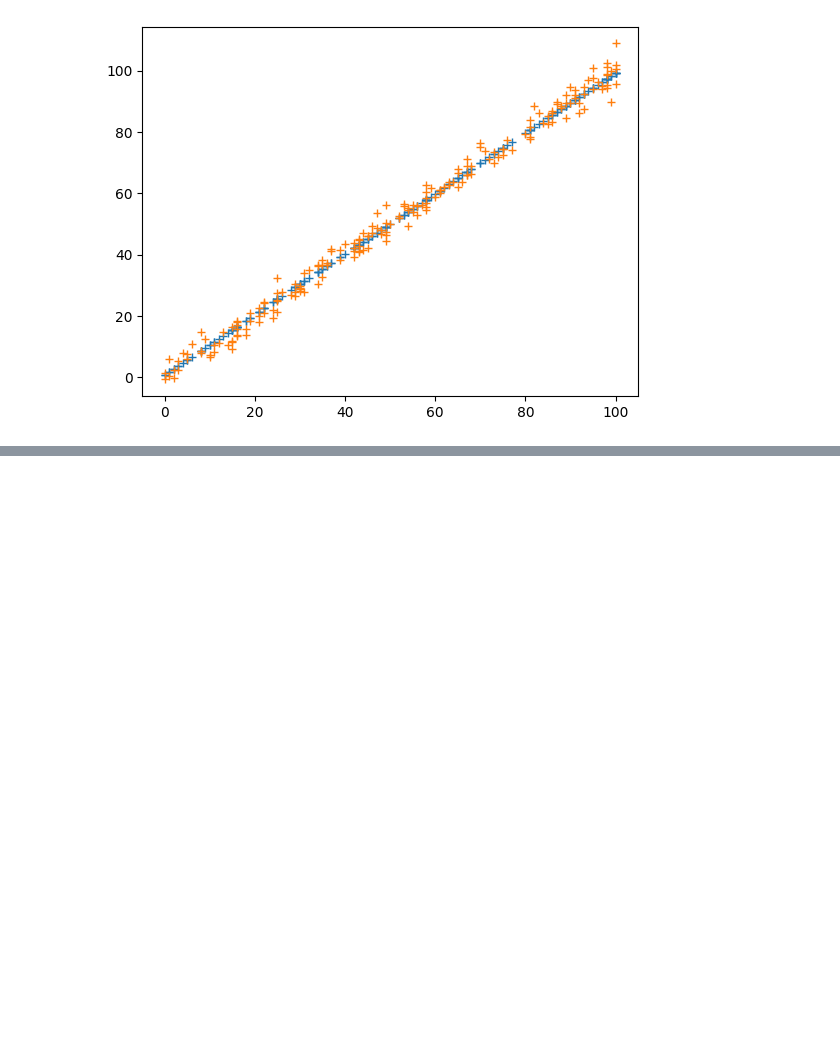
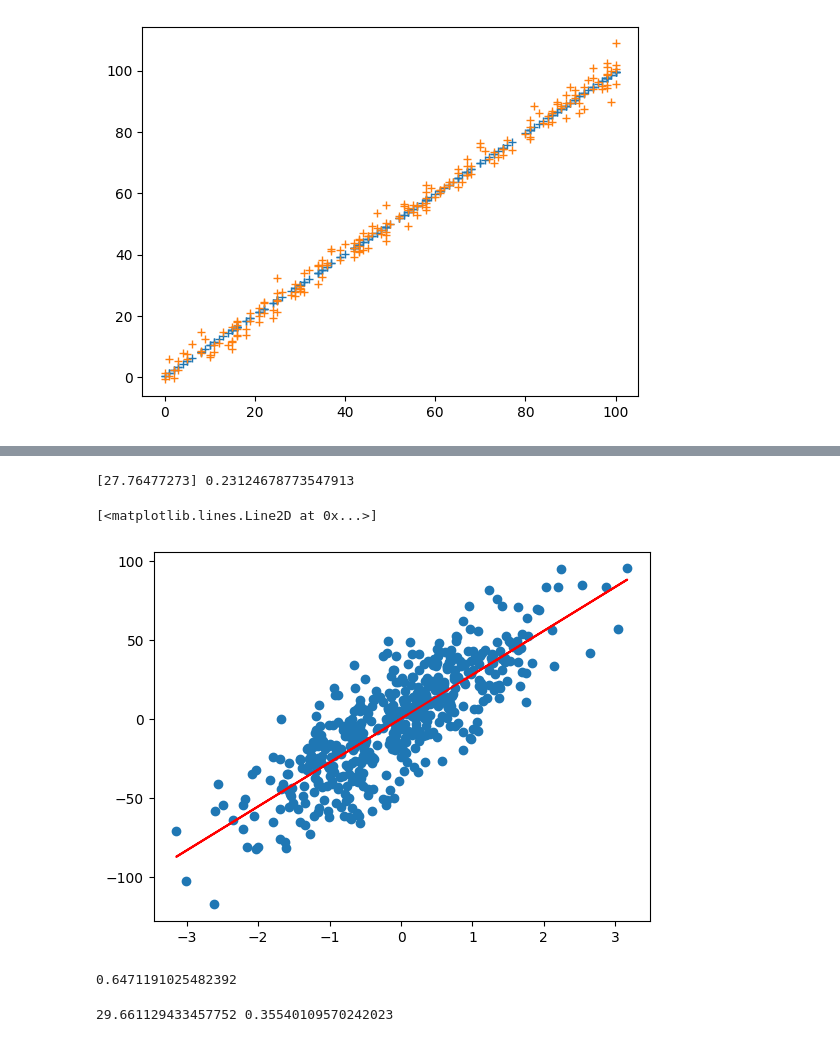
Before and after one commit to sahilkhan-7/Machine-Learning-basic-to-advance, a Jupyter notebook: Regression/linear_regression.ipynb, the cells around one changed output, grey strips where cells are left out. Cells and saved outputs as stored; diff of their text form; code cells hidden in the pictures; blank space fills up the shorter version.

```diff
--- a/Regression/linear_regression.ipynb
+++ b/Regression/linear_regression.ipynb
@@ -264,0 +290,16 @@ cost_func(Xtest, test_predictions)
+# %%
+from sklearn.linear_model import LinearRegression
+
+lr = LinearRegression()
+lr.fit(X, y)
+print(lr.coef_, lr.intercept_)
+plt.scatter(X, y)
+plt.plot(X, lr.predict(X), color='red')
+# %% [output]
+[27.76477273] 0.23124678773547913
+[<matplotlib.lines.Line2D at 0x...>]
+[figure, added]
+# %%
+print(np.mean(cross_val_score(lr, X, y, cv=10, scoring='r2')))
+# %% [output]
+0.6471191025482392
@@ -264,0 +323,5 @@ cost_func(Xtest, test_predictions)
+# %%
+gd = GDRegressor(0.001, 80)
+gd.fit(X, y)
+# %% [output]
+29.661129433457752 0.35540109570242023
```
Also changed, not shown: parts of 14 cells of this notebook.
